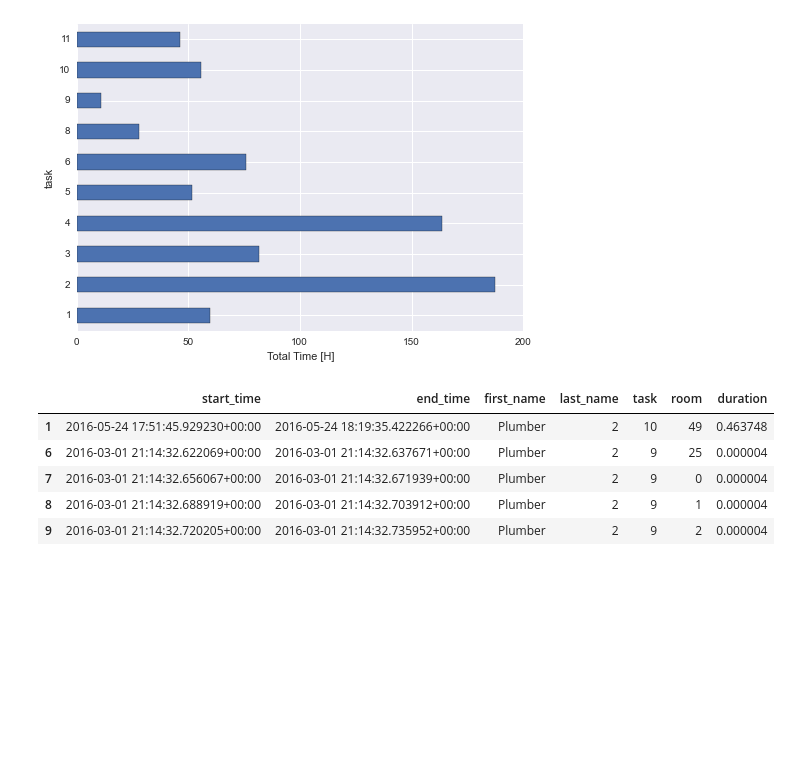
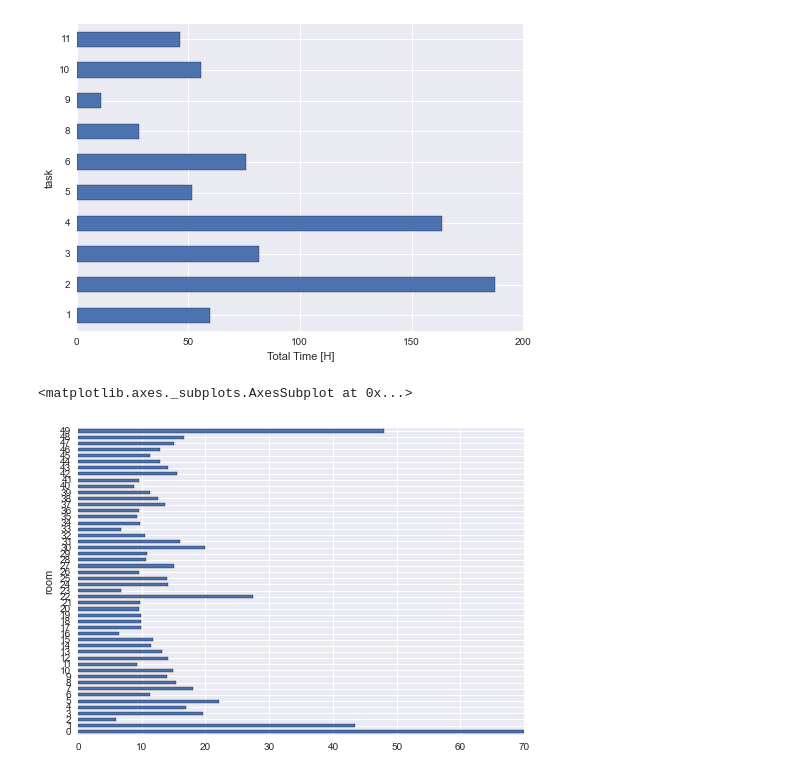
Before and after one commit to spencerknight/taskcode, a Jupyter notebook: explore.ipynb, the cells around one changed output. Drawn from its saved outputs; the diff is of its cells as text; code cells hidden in the pictures; blank space fills up the shorter version.

```diff
--- a/explore.ipynb
+++ b/explore.ipynb
@@ -95,14 +95,11 @@ plt.xlabel('Total Time [H]')
 # %% [output]
 <matplotlib.text.Text at 0x...>
 [figure]
+# %%
+# How much time per room?
+timestamps.groupby(timestamps.room).sum().duration.plot(kind='barh')
+# %% [output]
+<matplotlib.axes._subplots.AxesSubplot at 0x...>
+[figure, added]
 # %%
 import seaborn as sns
-# %%
-timestamps.head()
-# %% [output]
-|  | start_time | end_time | first_name | last_name | task | room | duration |
-| 1 | 2016-05-24 17:51:45.929230+00:00 | 2016-05-24 18:19:35.422266+00:00 | Plumber | 2 | 10 | 49 | 0.463748 |
-| 6 | 2016-03-01 21:14:32.622069+00:00 | 2016-03-01 21:14:32.637671+00:00 | Plumber | 2 | 9 | 25 | 0.000004 |
-| 7 | 2016-03-01 21:14:32.656067+00:00 | 2016-03-01 21:14:32.671939+00:00 | Plumber | 2 | 9 | 0 | 0.000004 |
-| 8 | 2016-03-01 21:14:32.688919+00:00 | 2016-03-01 21:14:32.703912+00:00 | Plumber | 2 | 9 | 1 | 0.000004 |
-| 9 | 2016-03-01 21:14:32.720205+00:00 | 2016-03-01 21:14:32.735952+00:00 | Plumber | 2 | 9 | 2 | 0.000004 |
```
Also changed, not shown: parts of 3 cells of this notebook.
